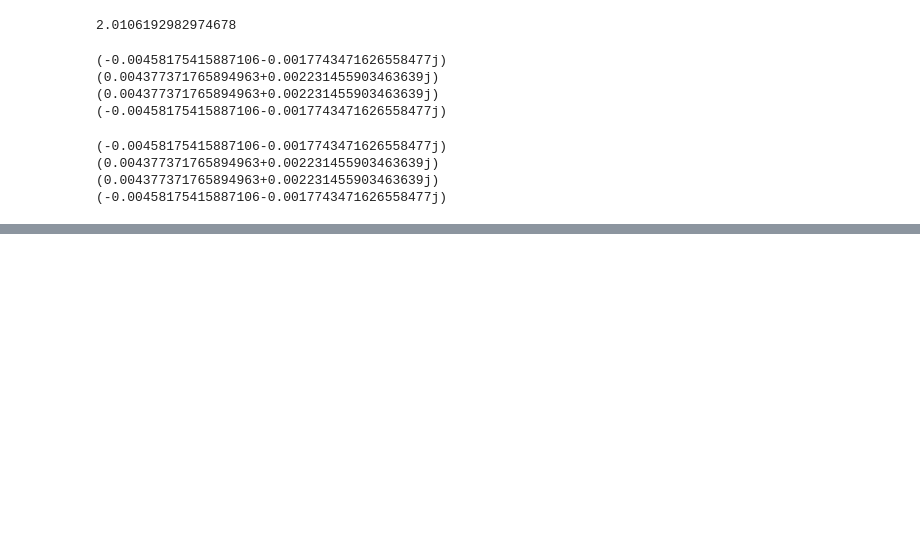
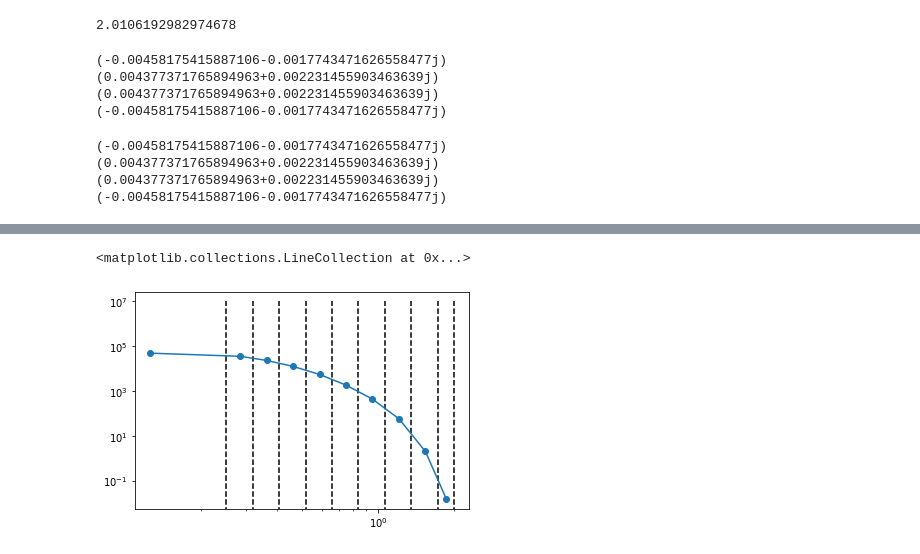
Before and after one commit to Alcauchy/ALLIANCE, a Jupyter notebook: post/ControlOfAlliance.ipynb, the cells around one changed output, grey strips where cells are left out. Saved outputs shown, nothing was run; the diff lists cells and outputs as text; code cells hidden in the pictures; blank space fills up the shorter version.

```diff
--- a/post/ControlOfAlliance.ipynb
+++ b/post/ControlOfAlliance.ipynb
@@ -968,0 +1014,6 @@ array([0.        , 0.06283185, 0.12566371, 0.18849556, 0.25132741,
+# %%
+plt.loglog(shellCentres[:],np.abs(kspecPhi[0,:]),marker = "o")
+plt.vlines(x = shellBorders, ymin=0, ymax=ones, linestyle = "--", color = "k")
+# %% [output]
+<matplotlib.collections.LineCollection at 0x...>
+[figure, added]
```
Also changed, not shown: parts of 51 cells of this notebook, 6 other files.
